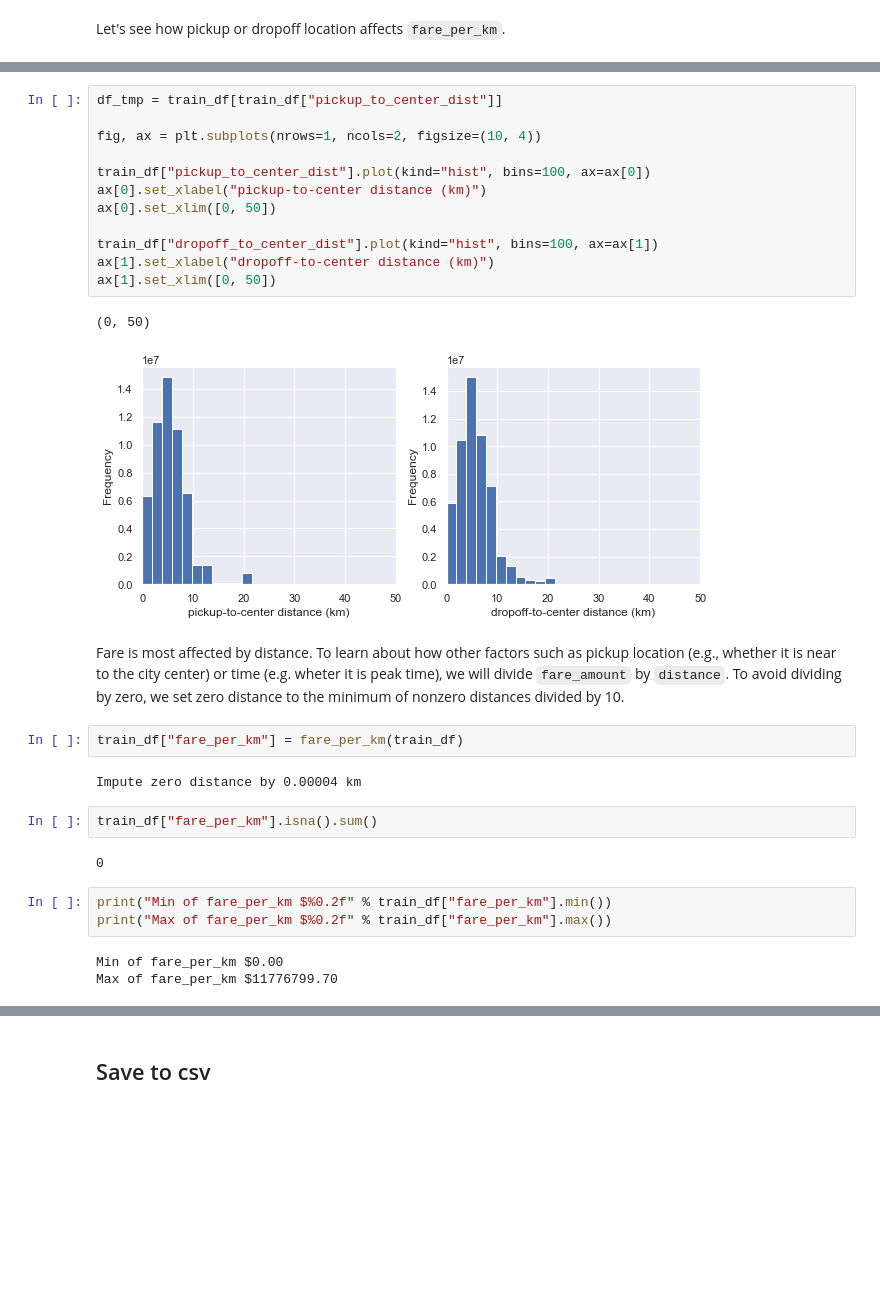
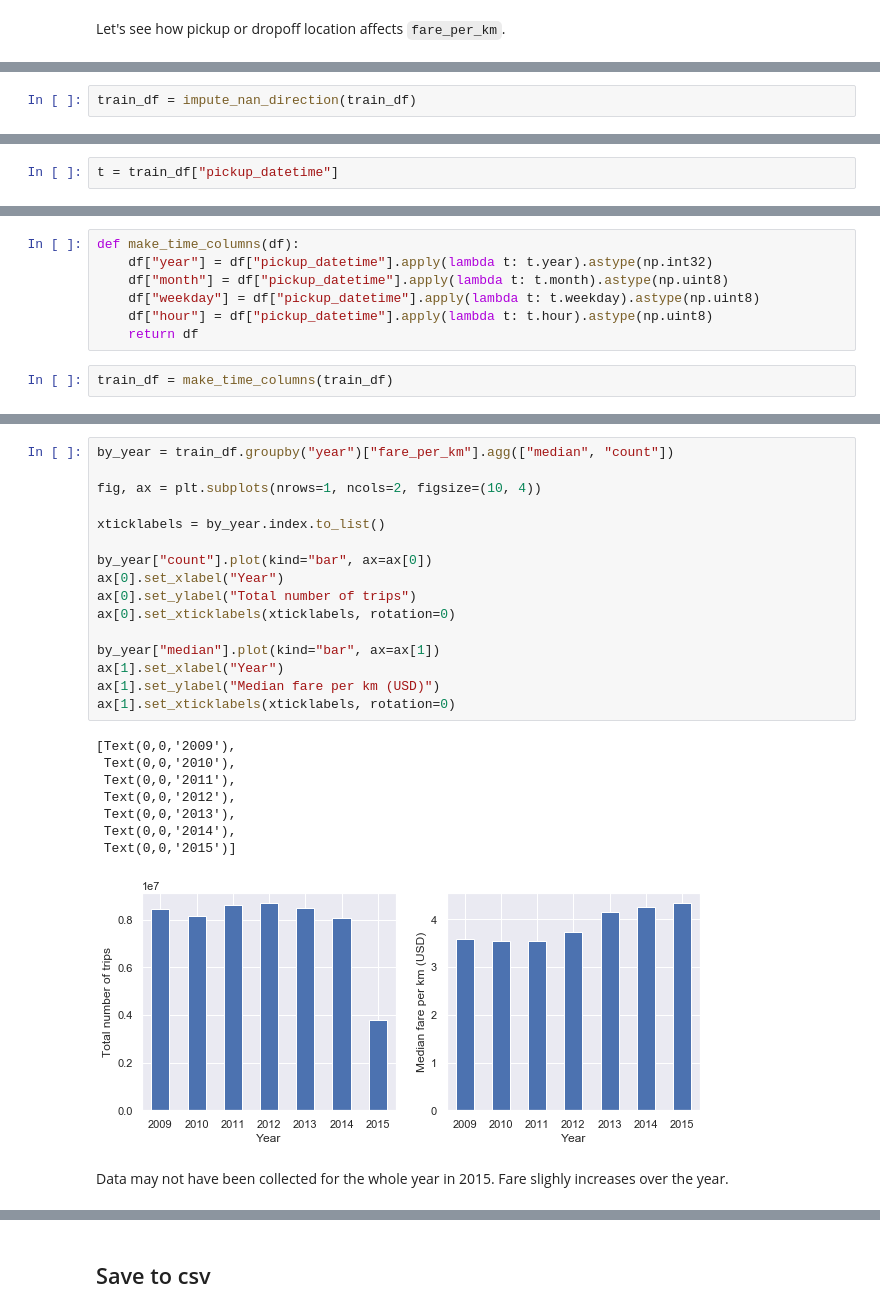
Before and after one commit to nguyentrunghai/Kaggle_projects, a Jupyter notebook: New_York_City_Taxi_Fare/data_cleaning.ipynb, the cells around one changed output, grey strips where cells are left out. Drawn from its saved outputs; the diff is of its cells as text; blank space fills up the shorter version.

Commit message:
temporal data

```diff
--- a/New_York_City_Taxi_Fare/data_cleaning.ipynb
+++ b/New_York_City_Taxi_Fare/data_cleaning.ipynb
@@ -889,0 +1010,2 @@ ax[1].set_ylabel("fare per km (USD/km)")
+# %%
+train_df = impute_nan_direction(train_df)
@@ -889,0 +1081,2 @@ ax[1].set_ylabel("fare per km (USD/km)")
+# %%
+t = train_df["pickup_datetime"]
@@ -889,0 +1097,9 @@ ax[1].set_ylabel("fare per km (USD/km)")
+# %%
+def make_time_columns(df):
+    df["year"] = df["pickup_datetime"].apply(lambda t: t.year).astype(np.int32)
+    df["month"] = df["pickup_datetime"].apply(lambda t: t.month).astype(np.uint8)
+    df["weekday"] = df["pickup_datetime"].apply(lambda t: t.weekday).astype(np.uint8)
+    df["hour"] = df["pickup_datetime"].apply(lambda t: t.hour).astype(np.uint8)
+    return df
+# %%
+train_df = make_time_columns(train_df)
@@ -890,31 +1163,27 @@ ax[1].set_ylabel("fare per km (USD/km)")
 # %%
-df_tmp = train_df[train_df["pickup_to_center_dist"]]
+by_year = train_df.groupby("year")["fare_per_km"].agg(["median", "count"])
 
 fig, ax = plt.subplots(nrows=1, ncols=2, figsize=(10, 4))
 
-train_df["pickup_to_center_dist"].plot(kind="hist", bins=100, ax=ax[0])
-ax[0].set_xlabel("pickup-to-center distance (km)")
-ax[0].set_xlim([0, 50])
+xticklabels = by_year.index.to_list()
 
-train_df["dropoff_to_center_dist"].plot(kind="hist", bins=100, ax=ax[1])
-ax[1].set_xlabel("dropoff-to-center distance (km)")
-ax[1].set_xlim([0, 50])
+by_year["count"].plot(kind="bar", ax=ax[0])
+ax[0].set_xlabel("Year")
+ax[0].set_ylabel("Total number of trips")
+ax[0].set_xticklabels(xticklabels, rotation=0)
+
+by_year["median"].plot(kind="bar", ax=ax[1])
+ax[1].set_xlabel("Year")
+ax[1].set_ylabel("Median fare per km (USD)")
+ax[1].set_xticklabels(xticklabels, rotation=0)
 # %% [output]
-(0, 50)
+[Text(0,0,'2009'),
+ Text(0,0,'2010'),
+ Text(0,0,'2011'),
+ Text(0,0,'2012'),
+ Text(0,0,'2013'),
+ Text(0,0,'2014'),
+ Text(0,0,'2015')]
-[figure, old version]
+[figure, new version]
-# %% [markdown]
-Fare is most affected by distance. To learn about how other factors such as pickup location (e.g., whether it is near to the city center) or time (e.g. wheter it is peak time), we will divide `fare_amount` by `distance`. To avoid dividing by zero, we set zero distance to the minimum of nonzero distances divided by 10.
-# %%
-train_df["fare_per_km"] = fare_per_km(train_df)
-# %% [output]
-Impute zero distance by 0.00004 km
-# %%
-train_df["fare_per_km"].isna().sum()
-# %% [output]
-0
-# %%
-print("Min of fare_per_km $%0.2f" % train_df["fare_per_km"].min())
-print("Max of fare_per_km $%0.2f" % train_df["fare_per_km"].max())
-# %% [output]
-Min of fare_per_km $0.00
-Max of fare_per_km $11776799.70
+# %% [markdown]
+Data may not have been collected for the whole year in 2015. Fare slighly increases over the year.
```
Also changed, not shown: parts of 44 cells of this notebook.
